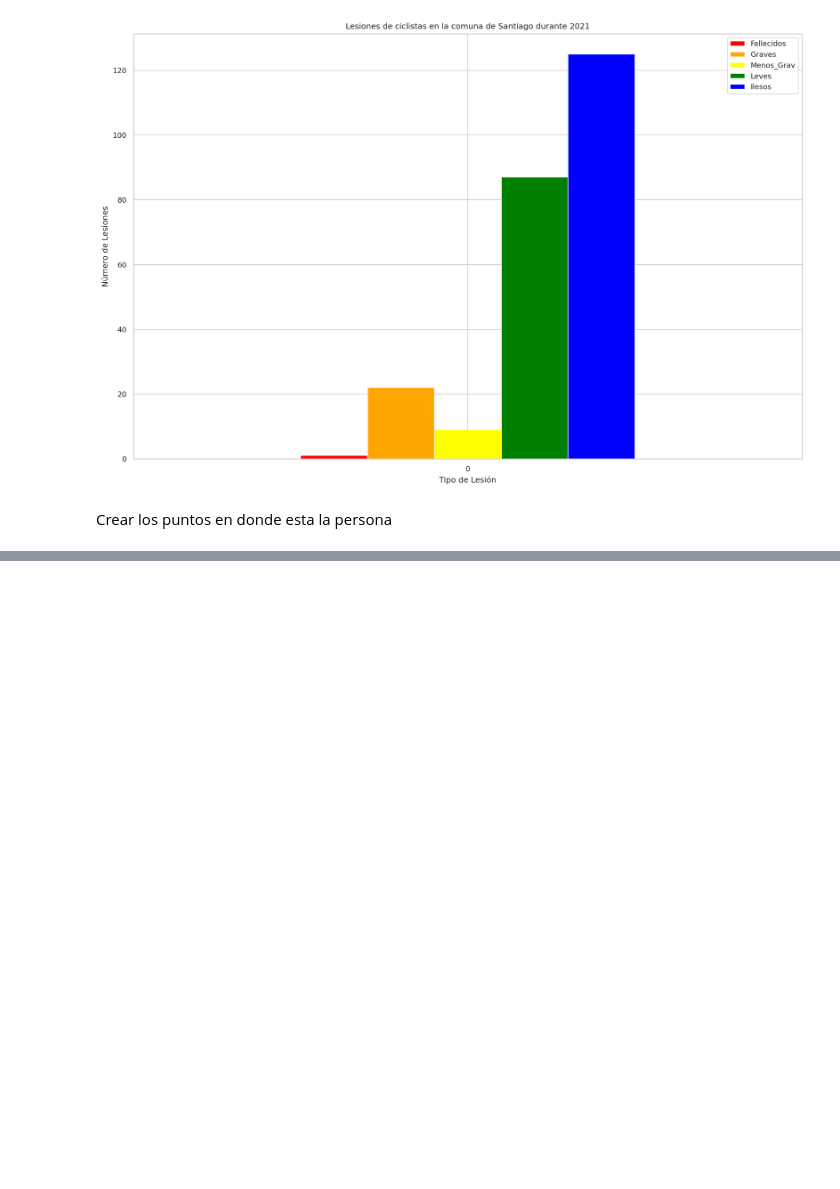
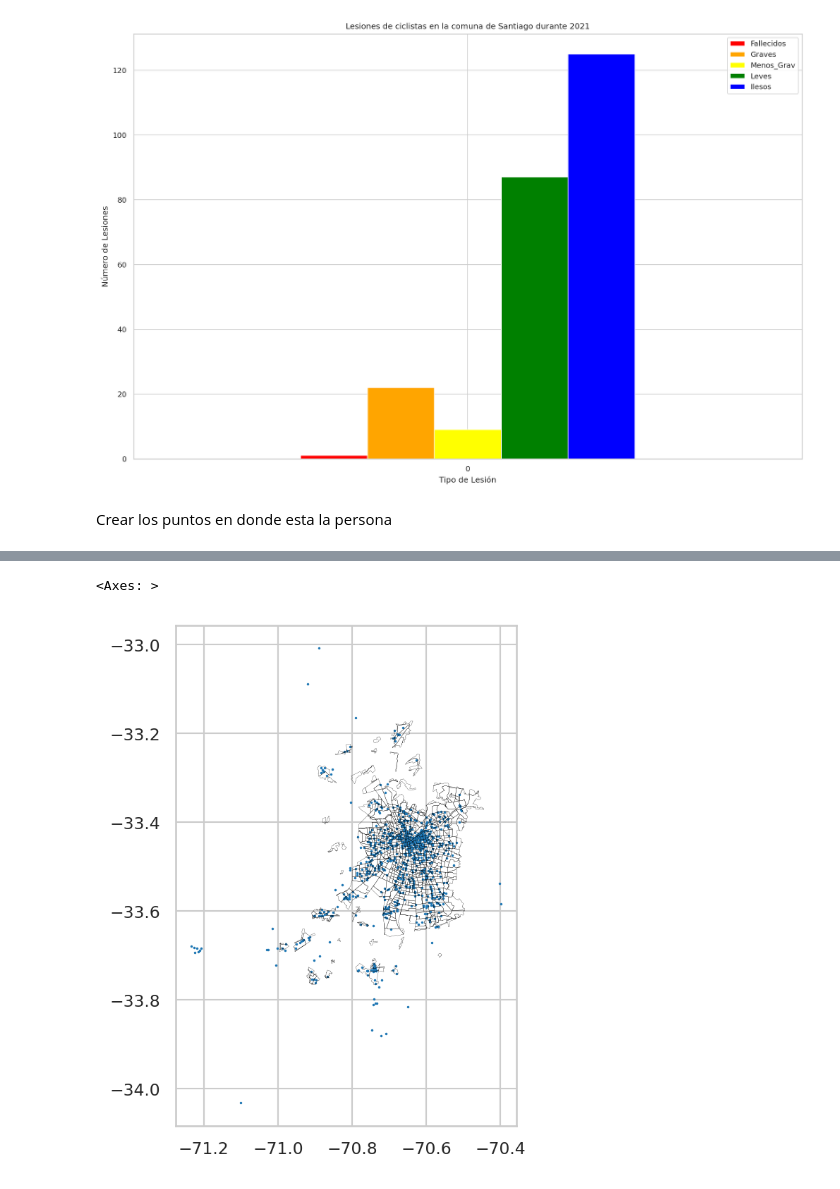
Before and after one commit to IgnacioTorr/aves, a Jupyter notebook: notebooks/vis-course/2024-otoño/Hito_copy.ipynb, the cells around one changed output, grey strips where cells are left out. Drawn from its saved outputs; the diff is of its cells as text; code cells hidden in the pictures; blank space fills up the shorter version.

```diff
--- a/notebooks/vis-course/2024-otoño/Hito_copy.ipynb
+++ b/notebooks/vis-course/2024-otoño/Hito_copy.ipynb
@@ -9,5 +9,4 @@ load_dotenv()
 AVES_ROOT = Path(os.environ['AVES_ROOT'])
 
 DATA_PATH = AVES_ROOT / "data" / "external" / "hito"
-
-print(DATA_PATH)
+PROCESSED_PATH = AVES_ROOT / "data" / "processed"
@@ -115,0 +126,7 @@ NameError: name 'viajes_persona' is not defined
+# %%
+zones = (
+    gpd.read_file(PROCESSED_PATH / "scl_zonas_urbanas.json")
+    .set_index("ID")
+    .to_crs(origenes_viajes.crs)
+)
+zones.head()
@@ -116 +141,7 @@ NameError: name 'viajes_persona' is not defined
+# %%
+ax = origenes_viajes.plot(marker='.', markersize=1)
+zones.plot(ax=ax, facecolor='none', edgecolor='black', linewidth=0.1)
+# %% [output]
+<Axes: >
+[figure, added]
 # %%
```
Also changed, not shown: parts of 6 cells of this notebook.
